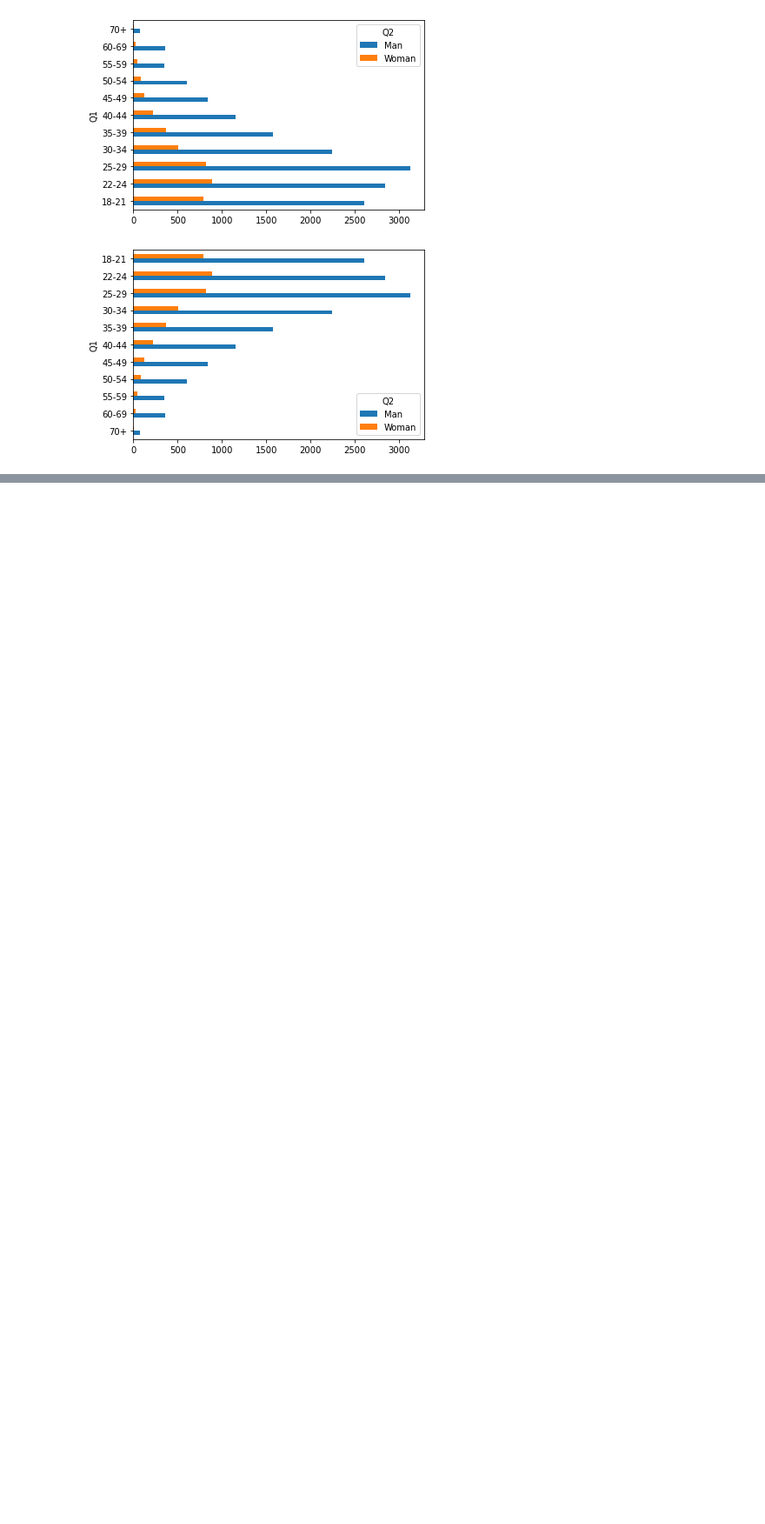
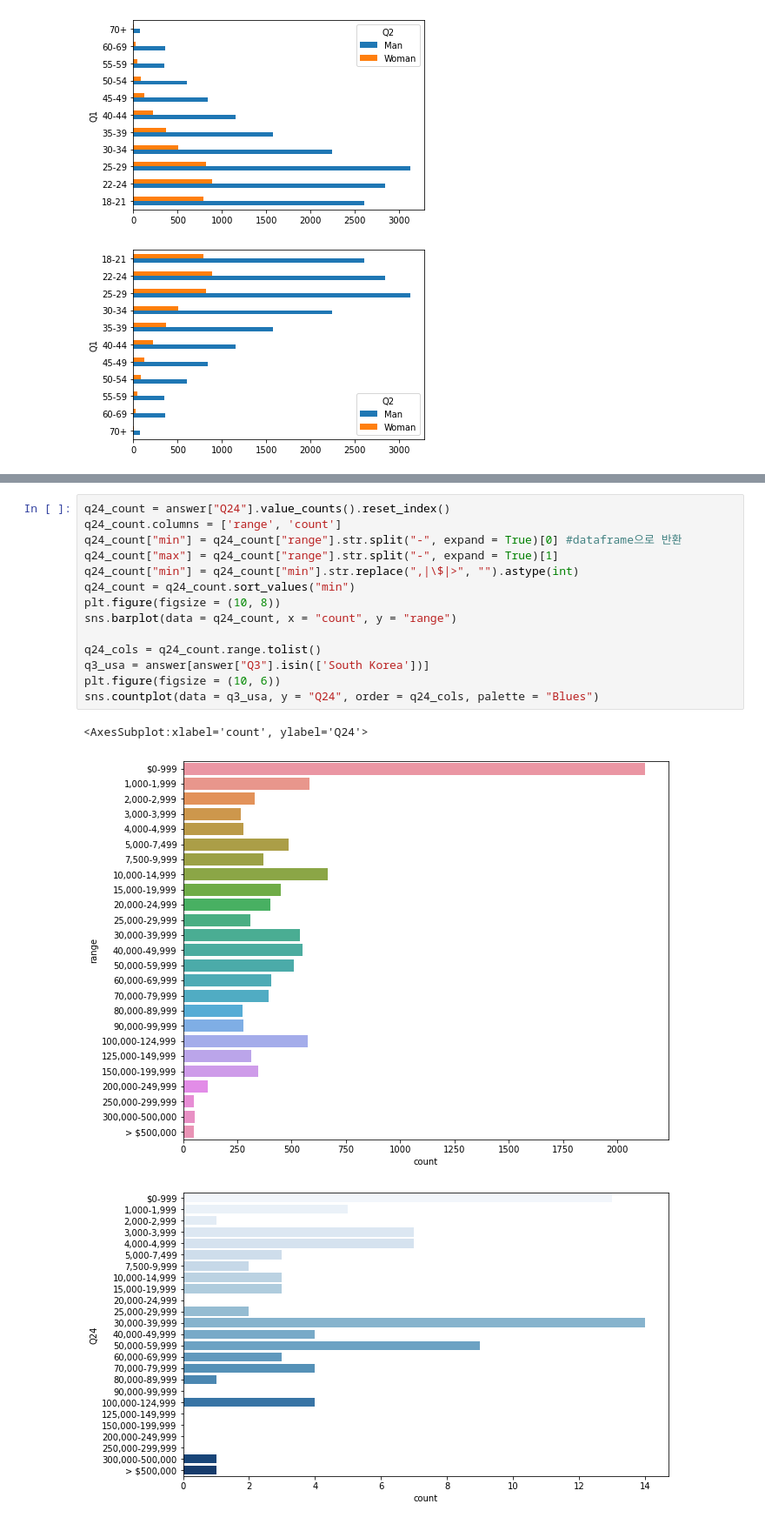
Before and after one commit to Kisooofficial/Android_project, a Jupyter notebook: kaggle.ipynb, the cells around one changed output, grey strips where cells are left out. Shown: that part at 87% size. Drawn from its saved outputs; the diff is of its cells as text; blank space fills up the shorter version.

```diff
--- a/kaggle.ipynb
+++ b/kaggle.ipynb
@@ -233,0 +240,18 @@ def show_plot_by_qno(qno):
+# %%
+q24_count = answer["Q24"].value_counts().reset_index()
+q24_count.columns = ['range', 'count']
+q24_count["min"] = q24_count["range"].str.split("-", expand = True)[0] #dataframe으로 반환
+q24_count["max"] = q24_count["range"].str.split("-", expand = True)[1]
+q24_count["min"] = q24_count["min"].str.replace(",|\$|>", "").astype(int)
+q24_count = q24_count.sort_values("min")
+plt.figure(figsize = (10, 8))
+sns.barplot(data = q24_count, x = "count", y = "range")
+
+q24_cols = q24_count.range.tolist()
+q3_usa = answer[answer["Q3"].isin(['South Korea'])]
+plt.figure(figsize = (10, 6))
+sns.countplot(data = q3_usa, y = "Q24", order = q24_cols, palette = "Blues")
+# %% [output]
+<AxesSubplot:xlabel='count', ylabel='Q24'>
+[figure, added]
+[figure, added]
```
Also changed, not shown: parts of 2 cells of this notebook.
